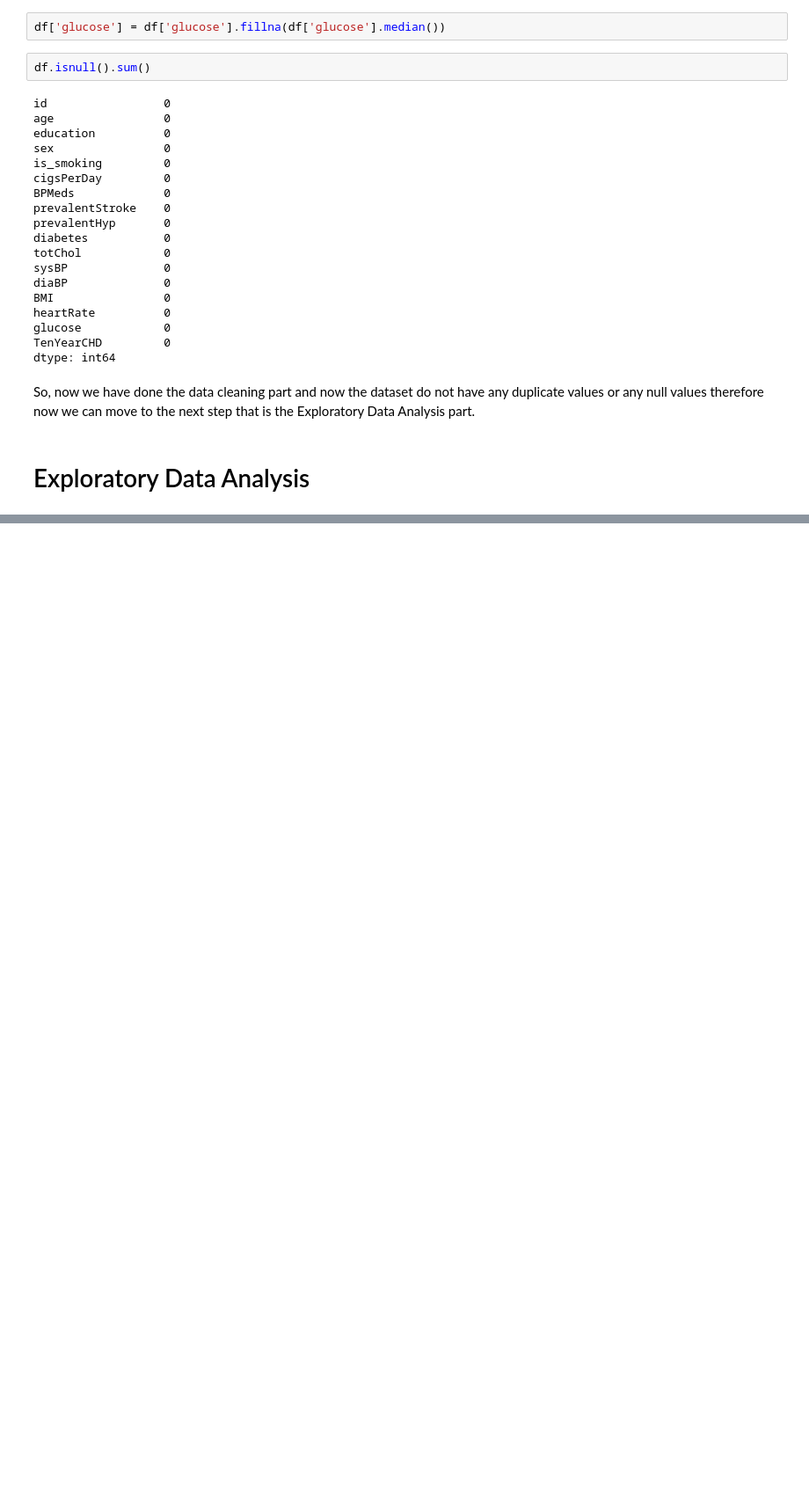
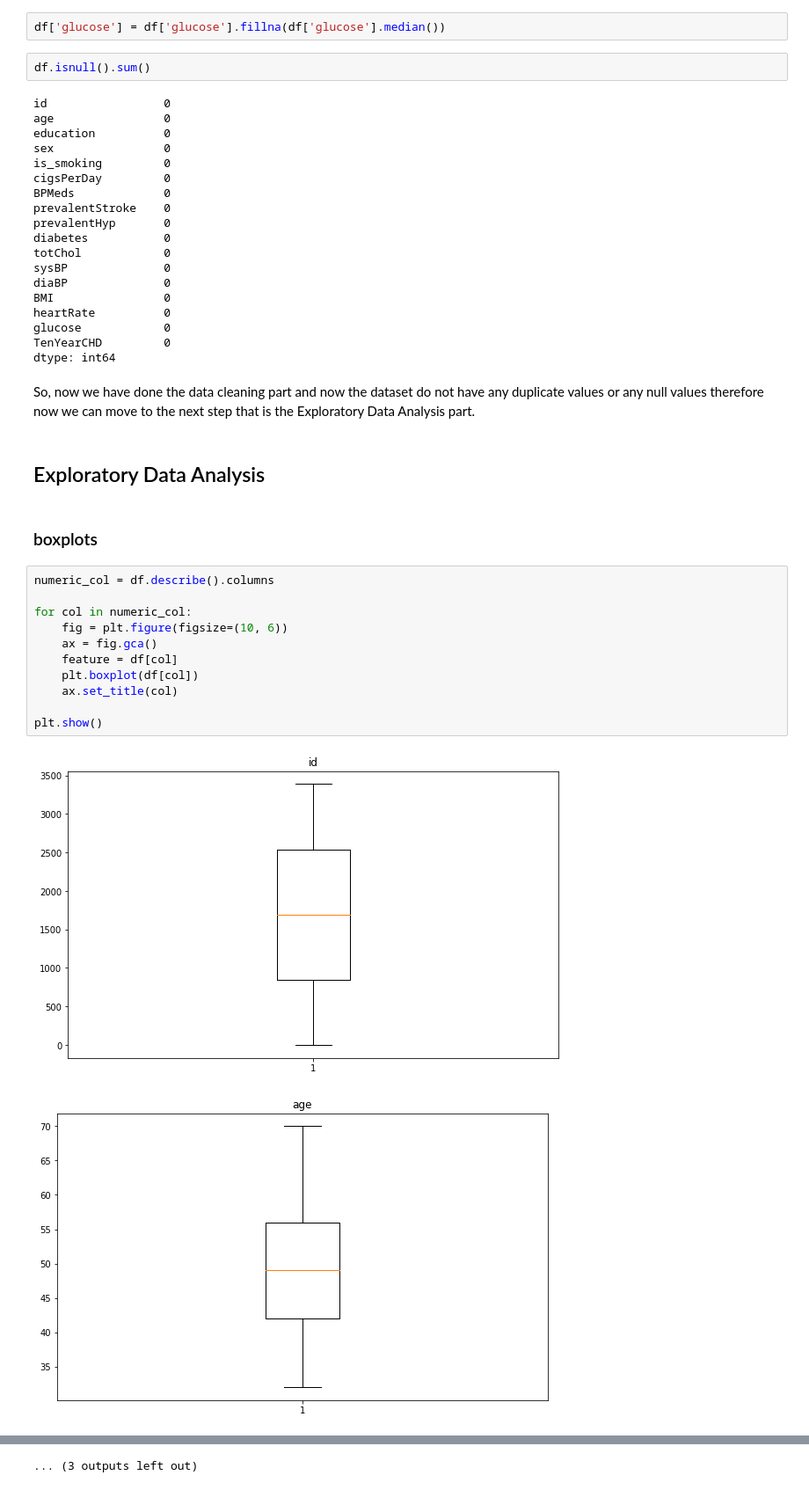
Before and after one commit to jatinsharma16/Capstone-Project-Classification, a Jupyter notebook: cardiovascular_risk_prediction.ipynb, the cells around one changed output, grey strips where cells are left out. Shown: that part at 88% size. Cells and saved outputs as stored; diff of their text form; blank space fills up the shorter version.

```diff
--- a/cardiovascular_risk_prediction.ipynb
+++ b/cardiovascular_risk_prediction.ipynb
@@ -374,4 +374,20 @@ dtype: int64
 # %% [markdown]
 So, now we have done the data cleaning part and now the dataset do not have any duplicate values or any null values therefore now we can move to the next step that is the Exploratory Data Analysis part.
 # %% [markdown]
-<h1> Exploratory Data Analysis
+## Exploratory Data Analysis
+# %% [markdown]
+### boxplots
+# %%
+numeric_col = df.describe().columns
+
+for col in numeric_col:
+    fig = plt.figure(figsize=(10, 6))
+    ax = fig.gca()
+    feature = df[col]
+    plt.boxplot(df[col])
+    ax.set_title(col)
+
+plt.show()
+# %% [output]
+[figure, added]
+[figure, added]
@@ -377,0 +404 @@ So, now we have done the data cleaning part and now the dataset do not have any
+... (3 outputs left out)
```
Also changed, not shown: parts of 75 cells of this notebook.
